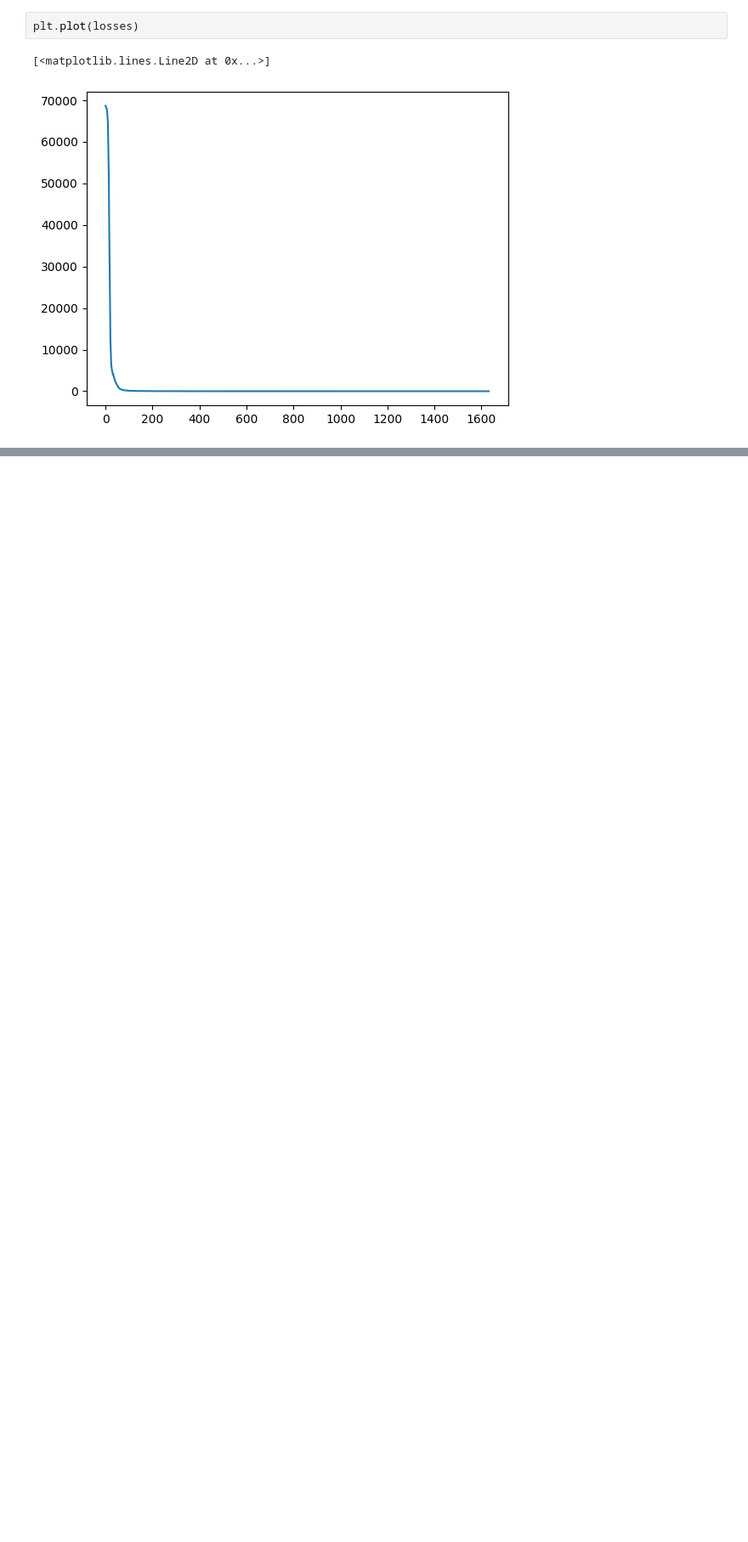
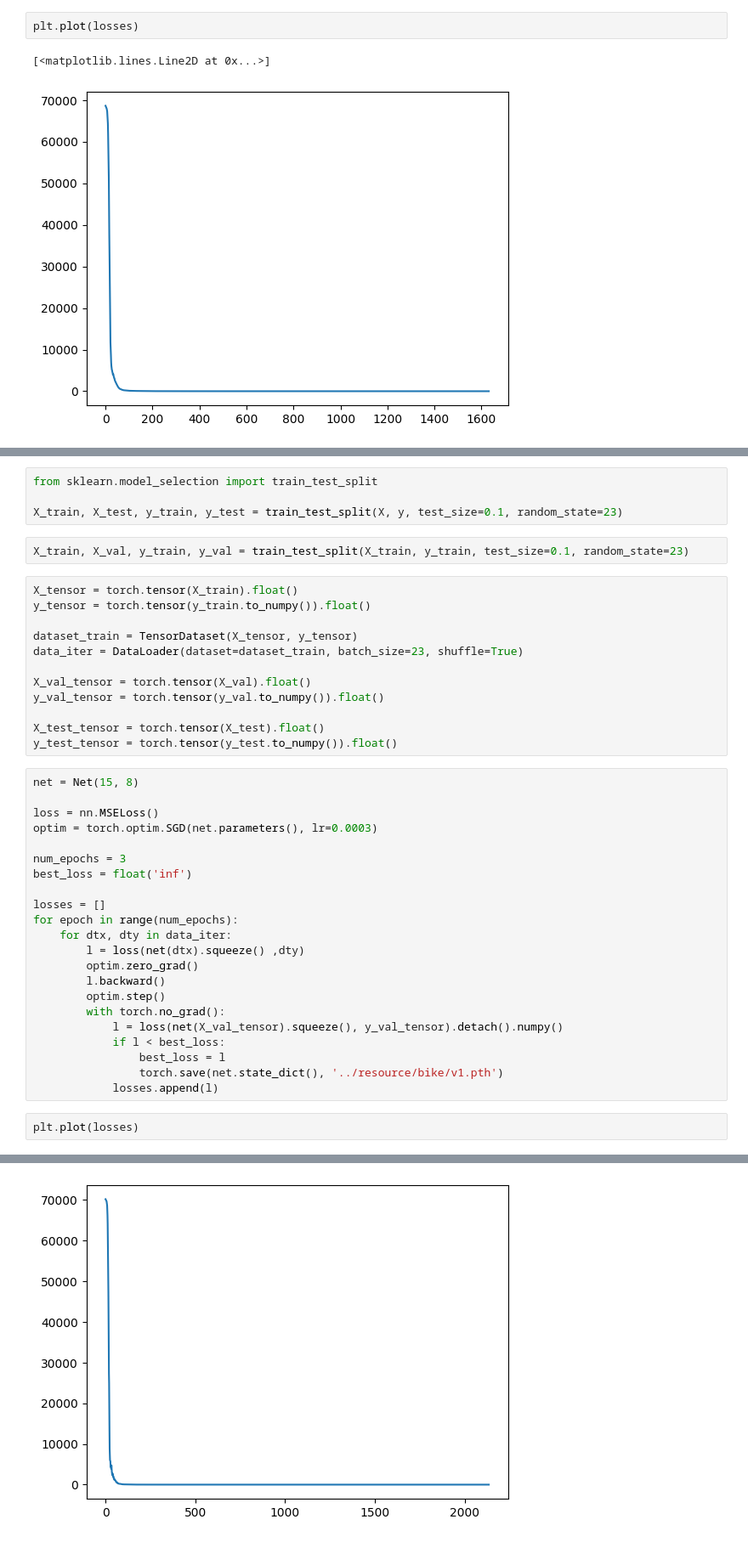
Before and after one commit to moutsea/gpt_era_learn_algo, a Jupyter notebook: code/3-bike_predictor.ipynb, the cells around one changed output, grey strips where cells are left out. Shown at 85% size. Drawn from its saved outputs; the diff is of its cells as text; blank space fills up the shorter version.

```diff
--- a/code/3-bike_predictor.ipynb
+++ b/code/3-bike_predictor.ipynb
@@ -90,0 +85,43 @@ plt.plot(losses)
+# %%
+from sklearn.model_selection import train_test_split
+
+X_train, X_test, y_train, y_test = train_test_split(X, y, test_size=0.1, random_state=23)
+# %%
+X_train, X_val, y_train, y_val = train_test_split(X_train, y_train, test_size=0.1, random_state=23)
+# %%
+X_tensor = torch.tensor(X_train).float()
+y_tensor = torch.tensor(y_train.to_numpy()).float()
+
+dataset_train = TensorDataset(X_tensor, y_tensor)
+data_iter = DataLoader(dataset=dataset_train, batch_size=23, shuffle=True)
+
+X_val_tensor = torch.tensor(X_val).float()
+y_val_tensor = torch.tensor(y_val.to_numpy()).float()
+
+X_test_tensor = torch.tensor(X_test).float()
+y_test_tensor = torch.tensor(y_test.to_numpy()).float()
+# %%
+net = Net(15, 8)
+
+loss = nn.MSELoss()
+optim = torch.optim.SGD(net.parameters(), lr=0.0003)
+
+num_epochs = 3
+best_loss = float('inf')
+
+losses = []
+for epoch in range(num_epochs):
+    for dtx, dty in data_iter:
+        l = loss(net(dtx).squeeze() ,dty)
+        optim.zero_grad()
+        l.backward()
+        optim.step()
+        with torch.no_grad():
+            l = loss(net(X_val_tensor).squeeze(), y_val_tensor).detach().numpy()
+            if l < best_loss:
+                best_loss = l
+                torch.save(net.state_dict(), '../resource/bike/v1.pth')
+            losses.append(l)
+# %%
+plt.plot(losses)
+# %% [output]
@@ -90,0 +129 @@ plt.plot(losses)
+[figure, added]
```
Also changed, not shown: parts of 15 cells of this notebook, 2 other files.
